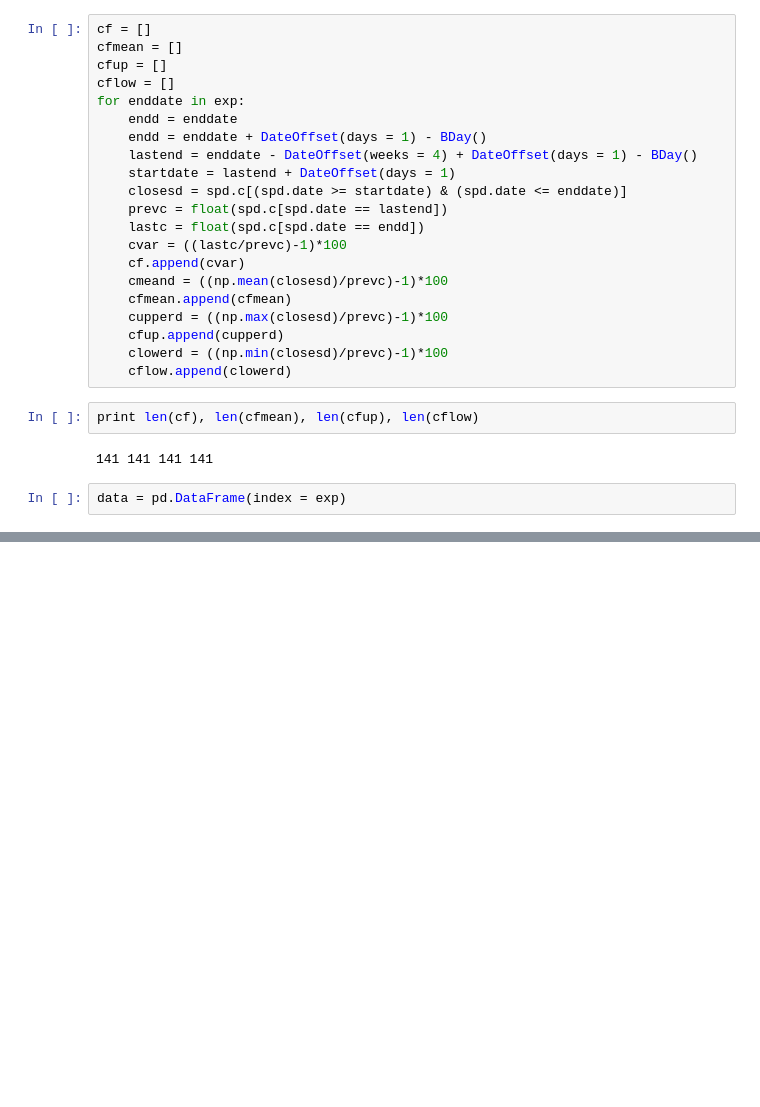
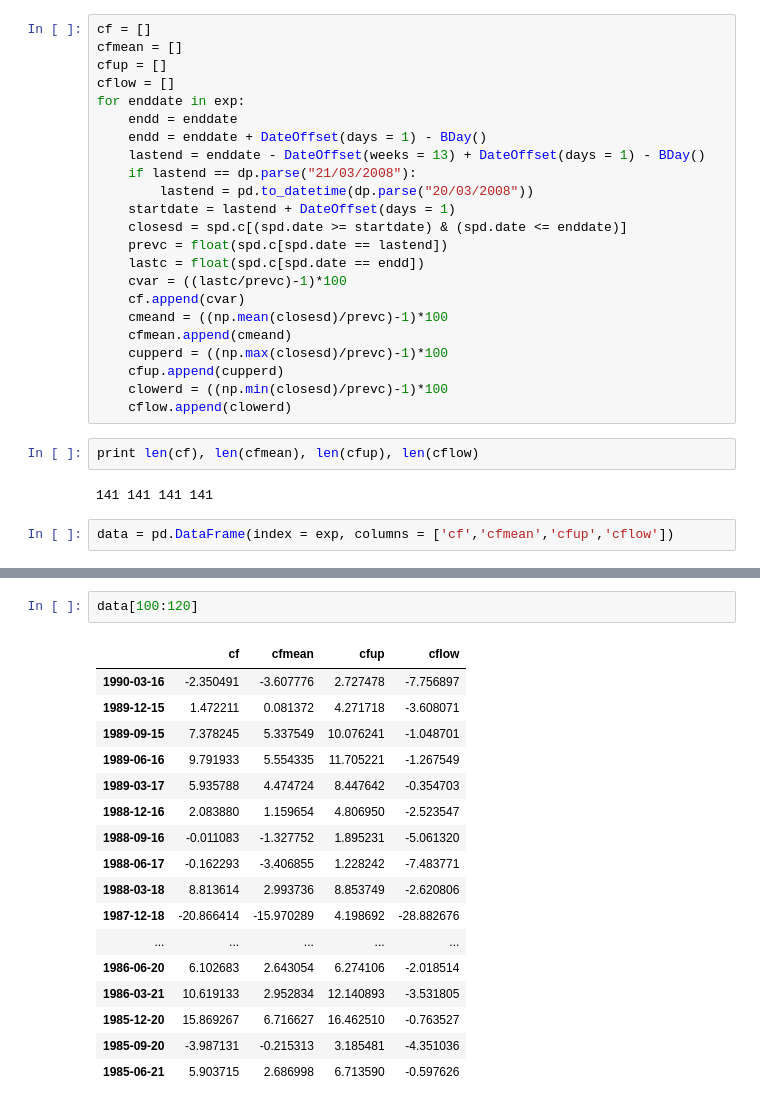
Before and after one commit to marcolunardi/metis, a Jupyter notebook: kojak_work/options_project_analysis.ipynb, the cells around one changed output, grey strips where cells are left out. Saved outputs shown, nothing was run; the diff lists cells and outputs as text; blank space fills up the shorter version.

Commit message:
first columns in final dataset

```diff
--- a/kojak_work/options_project_analysis.ipynb
+++ b/kojak_work/options_project_analysis.ipynb
@@ -689,7 +688,9 @@ cflow = []
 for enddate in exp:
     endd = enddate
     endd = enddate + DateOffset(days = 1) - BDay()
-    lastend = enddate - DateOffset(weeks = 4) + DateOffset(days = 1) - BDay()
+    lastend = enddate - DateOffset(weeks = 13) + DateOffset(days = 1) - BDay()
+    if lastend == dp.parse("21/03/2008"):
+        lastend = pd.to_datetime(dp.parse("20/03/2008"))
     startdate = lastend + DateOffset(days = 1)
     closesd = spd.c[(spd.date >= startdate) & (spd.date <= enddate)]
     prevc = float(spd.c[spd.date == lastend])
@@ -697,7 +698,7 @@ for enddate in exp:
     cvar = ((lastc/prevc)-1)*100
     cf.append(cvar)
     cmeand = ((np.mean(closesd)/prevc)-1)*100
-    cfmean.append(cfmean)
+    cfmean.append(cmeand)
     cupperd = ((np.max(closesd)/prevc)-1)*100
     cfup.append(cupperd)
     clowerd = ((np.min(closesd)/prevc)-1)*100
@@ -707,7 +708,7 @@ print len(cf), len(cfmean), len(cfup), len(cflow)
 # %% [output]
 141 141 141 141
 # %%
-data = pd.DataFrame(index = exp)
+data = pd.DataFrame(index = exp, columns = ['cf','cfmean','cfup','cflow'])
 # %%
 data.cf = cf
 data.cfmean = cfmean
@@ -719,0 +742,20 @@ Timestamp('2015-05-29 00:00:00')
+# %%
+data[100:120]
+# %% [output]
+|  | cf | cfmean | cfup | cflow |
+| 1990-03-16 | -2.350491 | -3.607776 | 2.727478 | -7.756897 |
+| 1989-12-15 | 1.472211 | 0.081372 | 4.271718 | -3.608071 |
+| 1989-09-15 | 7.378245 | 5.337549 | 10.076241 | -1.048701 |
+| 1989-06-16 | 9.791933 | 5.554335 | 11.705221 | -1.267549 |
+| 1989-03-17 | 5.935788 | 4.474724 | 8.447642 | -0.354703 |
+| 1988-12-16 | 2.083880 | 1.159654 | 4.806950 | -2.523547 |
+| 1988-09-16 | -0.011083 | -1.327752 | 1.895231 | -5.061320 |
+| 1988-06-17 | -0.162293 | -3.406855 | 1.228242 | -7.483771 |
+| 1988-03-18 | 8.813614 | 2.993736 | 8.853749 | -2.620806 |
+| 1987-12-18 | -20.866414 | -15.970289 | 4.198692 | -28.882676 |
+| ... | ... | ... | ... | ... |
+| 1986-06-20 | 6.102683 | 2.643054 | 6.274106 | -2.018514 |
+| 1986-03-21 | 10.619133 | 2.952834 | 12.140893 | -3.531805 |
+| 1985-12-20 | 15.869267 | 6.716627 | 16.462510 | -0.763527 |
+| 1985-09-20 | -3.987131 | -0.215313 | 3.185481 | -4.351036 |
+| 1985-06-21 | 5.903715 | 2.686998 | 6.713590 | -0.597626 |
```
Also changed, not shown: parts of 6 cells of this notebook.
